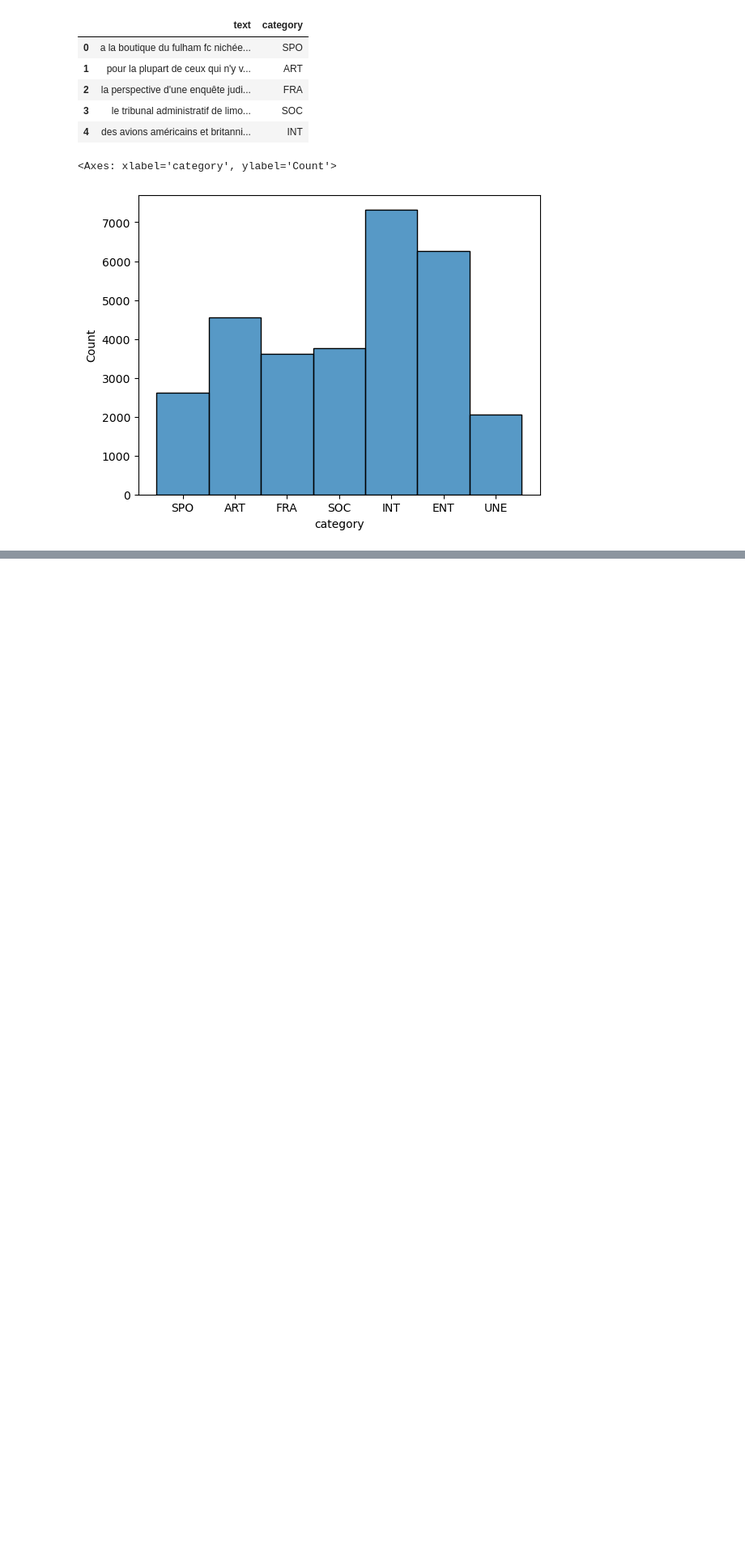
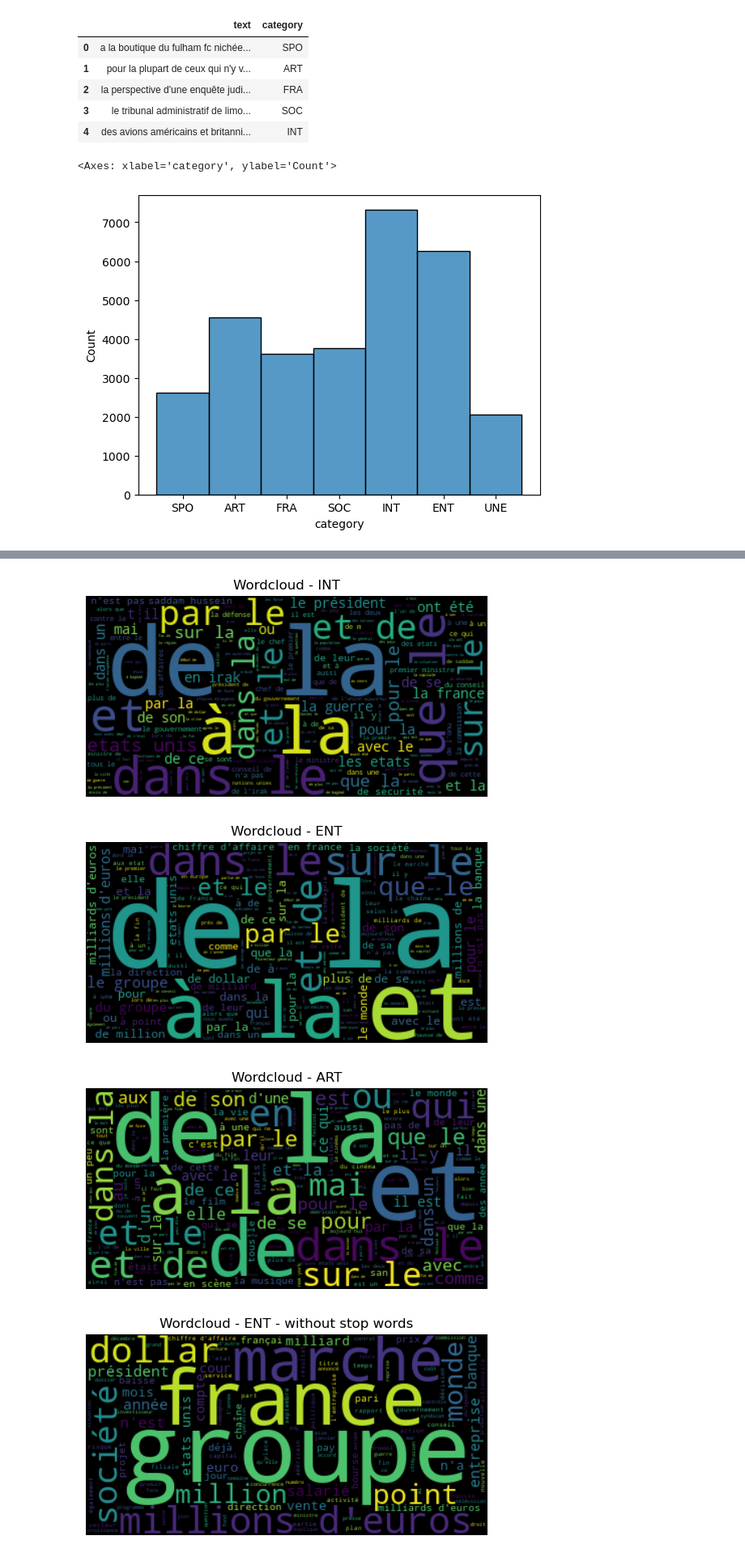
Before and after one commit to yanisrem/nlp-lab-text-classification, a Jupyter notebook: TextClassification_LeMonde.ipynb, the cells around one changed output, grey strips where cells are left out. Shown at 81% size. Saved outputs shown, nothing was run; the diff lists cells and outputs as text; code cells hidden in the pictures; blank space fills up the shorter version.

```diff
--- a/TextClassification_LeMonde.ipynb
+++ b/TextClassification_LeMonde.ipynb
@@ -53,11 +62,32 @@ pd.set_option('display.max_colwidth', None)
 # %%
 from wordcloud import WordCloud
+import matplotlib.pyplot as plt
 # Display one wordcloud for each of the most frequent classes
+most_frequent_classes = ['INT', 'ENT', 'ART']
 
-from wordcloud import WordCloud
+for categ in most_frequent_classes:
+    corpus = df[df["category"]==categ]["text"]
+    text = " ".join(article for article in corpus)
+    wordcloud = WordCloud().generate(text)
+    plt.imshow(wordcloud, interpolation='bilinear')
+    plt.title("Wordcloud - {}".format(categ))
+    plt.axis("off")
+    plt.show()
+
 STOPWORDS = [x.strip() for x in open('data/stop_word_fr.txt').readlines()]
-import matplotlib.pyplot as plt
 
 # plot a word cloud for each category
 for cat in ['ENT', 'INT',  'ART', 'SOC', 'FRA']:
+    corpus = df[df["category"]==cat]["text"]
+    text = " ".join(article for article in corpus)
+    wordcloud = WordCloud(stopwords = STOPWORDS).generate(text)
+    plt.imshow(wordcloud, interpolation='bilinear')
+    plt.title("Wordcloud - {} - without stop words".format(cat))
+    plt.axis("off")
+    plt.show()
  # YOUR CODE HERE
+# %% [output]
+[figure, added]
+[figure, added]
+[figure, added]
+[figure, added]
```
Also changed, not shown: parts of 8 cells of this notebook.
